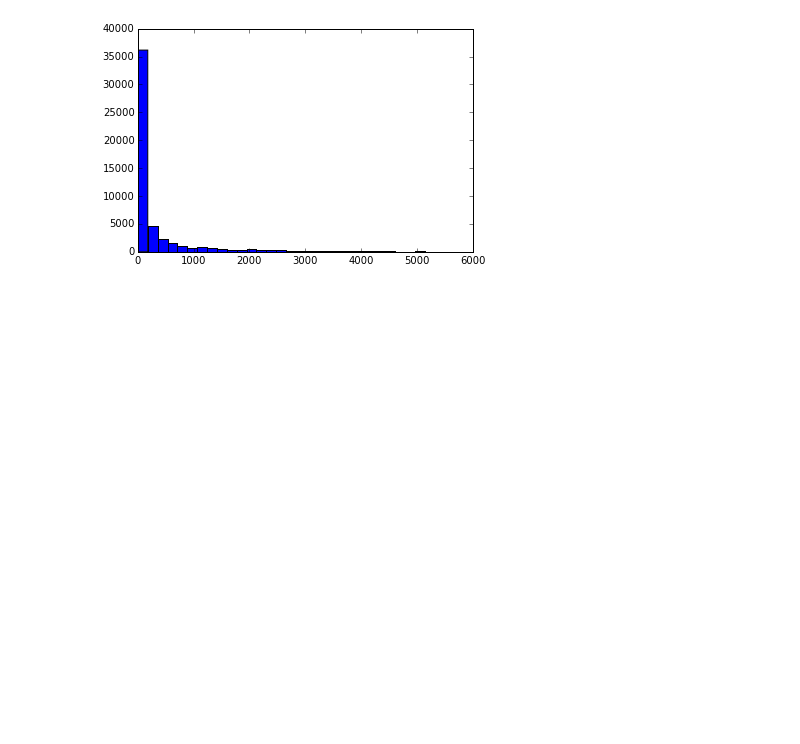
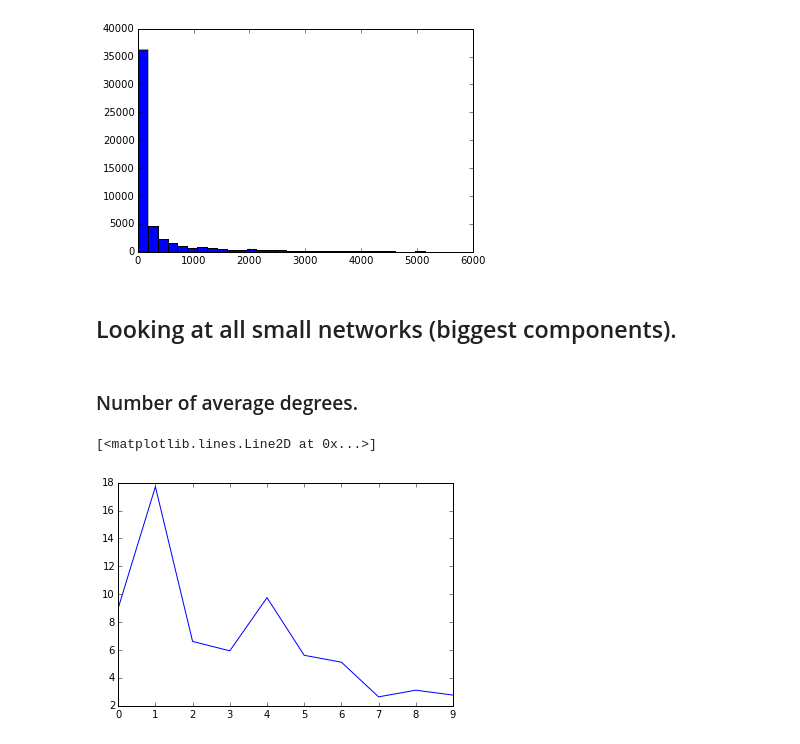
Before and after one commit to suhanree/network-recommender, a Jupyter notebook: code/EDA.ipynb, the cells around one changed output. Saved outputs shown, nothing was run; the diff lists cells and outputs as text; code cells hidden in the pictures; blank space fills up the shorter version.

```diff
--- a/code/EDA.ipynb
+++ b/code/EDA.ipynb
@@ -413,21 +411,0 @@ import networkx as nx
-# %%
-# Reading network info from a file
-def read_dictlist_from_file(filename, format='csv'):
-    """
-    Read dictionary data with lists (e.g., network) from a file.
-    Input:
-        filename: name of the file.
-        format: default='csv'
-    Output:
-        my_dict: dictionary that contains info
-            (e.g., my_dict[id] for a network is a list of frineds for id)
-    """
-    my_dict = {}
-    with open(filename, 'r') as f:
-        if format == 'csv':
-            csv_reader = csv.reader(f, delimiter=',')
-            for row in csv_reader:
-                # row is a list of strings.
-                user_id = int(row.pop(0))
-                my_dict[user_id] = map(int, row)
-    return my_dict
@@ -483,3 +447,22 @@ plt.hist(nff, bins=100)
          17003.52,  17180.64,  17357.76,  17534.88,  17712.  ]),
  <a list of 100 Patch objects>)
 [figure]
+# %% [markdown]
+## Looking at all small networks (biggest components).
+# %%
+# Reading the biggest component of each graph for each city.
+my_nets = []  # dict of lists
+my_nets_nx = []  # networkx objects
+for i in range(10):
+    my_nets.append(reindex_graph(read_dictlist_from_file('../data/network' + str(i) + 'b.csv'))[0])
+    my_nets_nx.append(convert_to_nx(my_nets[-1]))
+# %% [markdown]
+### Number of average degrees.
+# %%
+average_degrees = []
+for i in range(10):
+    average_degrees.append(np.mean(my_nets_nx[i].degree().values()))
+plt.plot(average_degrees)
+# %% [output]
+[<matplotlib.lines.Line2D at 0x...>]
+[figure, added]
```
Also changed, not shown: parts of 18 cells of this notebook, 4 other files.
